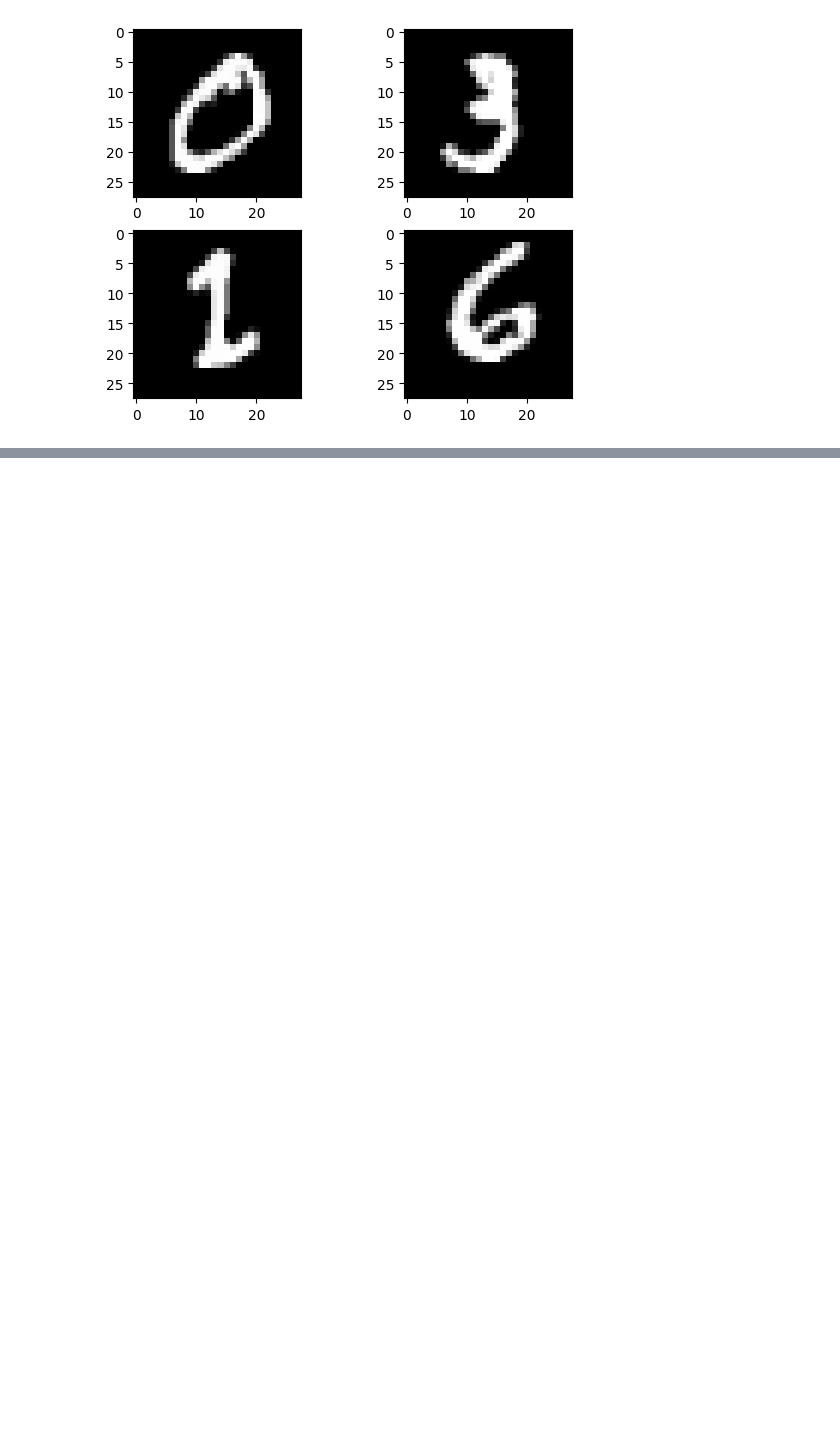
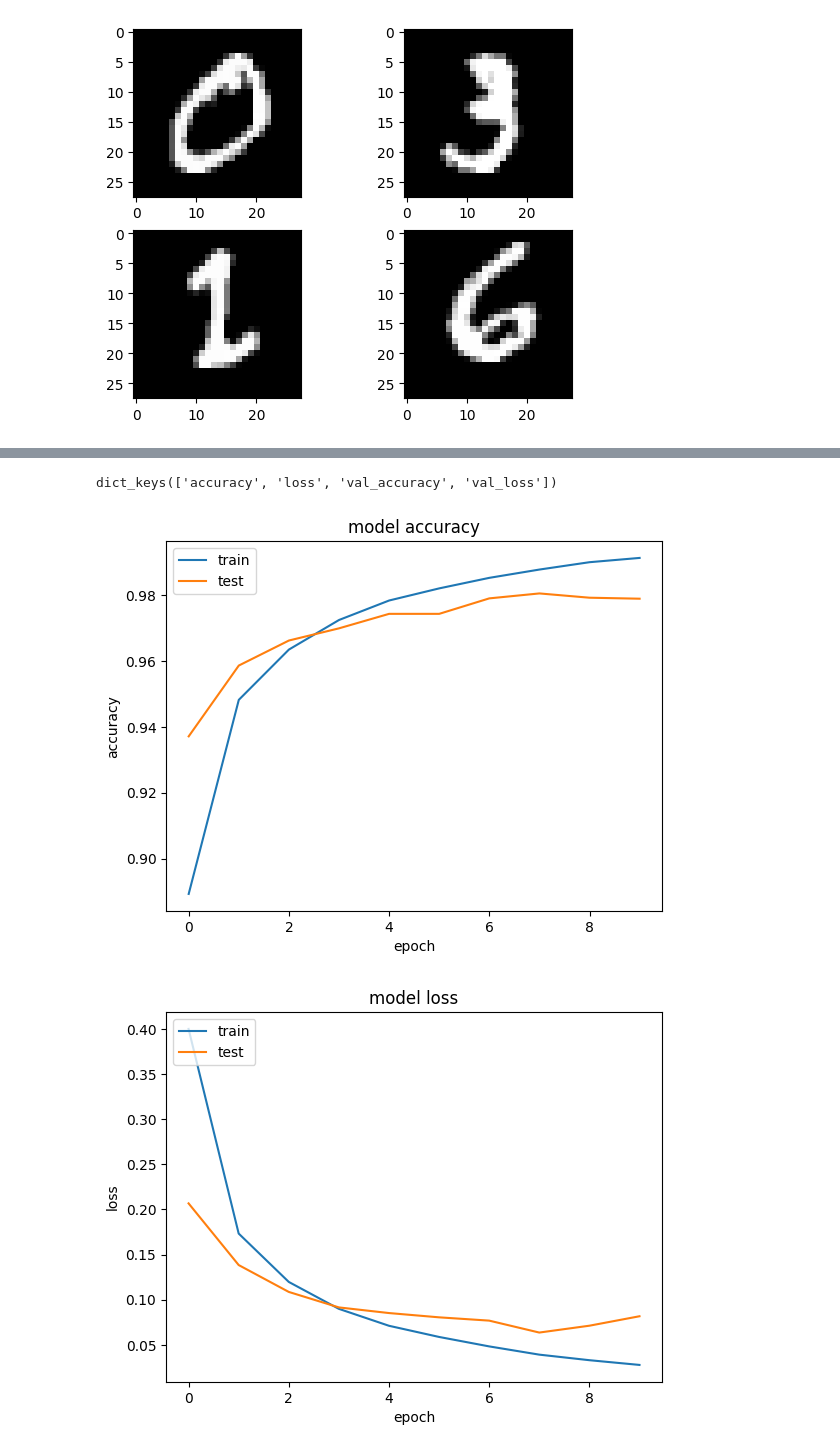
Before and after one commit to GokuHashira/GenAI_AUKBC, a Jupyter notebook: 6. Neural Networks/TF_Keras_V3.ipynb, the cells around one changed output, grey strips where cells are left out. Cells and saved outputs as stored; diff of their text form; code cells hidden in the pictures; blank space fills up the shorter version.

```diff
--- a/6. Neural Networks/TF_Keras_V3.ipynb
+++ b/6. Neural Networks/TF_Keras_V3.ipynb
@@ -403,6 +401,6 @@ Model: "sequential_7"
 model.compile(loss='categorical_crossentropy', metrics=['accuracy'])
 
 # Fit method: actually running our model by supplying our input and validation data
-model.fit(x_train, y_train,epochs=10)
+history = model.fit(x_train, y_train,epochs=10, validation_data=(x_test, y_test))
 # %% [output]
 Epoch 1/10
@@ -448,4 +445,28 @@ print(model.get_weights())
       dtype=float32)]
+# %%
+history.history.keys()
+# %% [output]
+dict_keys(['accuracy', 'loss', 'val_accuracy', 'val_loss'])
+# %%
+import matplotlib.pyplot as plt
+plt.plot(history.history['accuracy'])
+plt.plot(history.history['val_accuracy'])
+plt.title('model accuracy')
+plt.ylabel('accuracy')
+plt.xlabel('epoch')
+plt.legend(['train', 'test'], loc='upper left')
+plt.show()
+plt.plot(history.history['loss'])
+plt.plot(history.history['val_loss'])
+plt.title('model loss')
+plt.ylabel('loss')
+plt.xlabel('epoch')
+plt.legend(['train', 'test'], loc='upper left')
+plt.show()
+# Evaluate the model and print the results
+# %% [output]
+[figure, added]
+[figure, added]
 # %%
 loss, acc = model.evaluate(x_test,  y_test, verbose=2)
 print("Test Accuracy: {:5.2f}%".format(100*acc))
```
Also changed, not shown: parts of 15 cells of this notebook, 3 other files.
